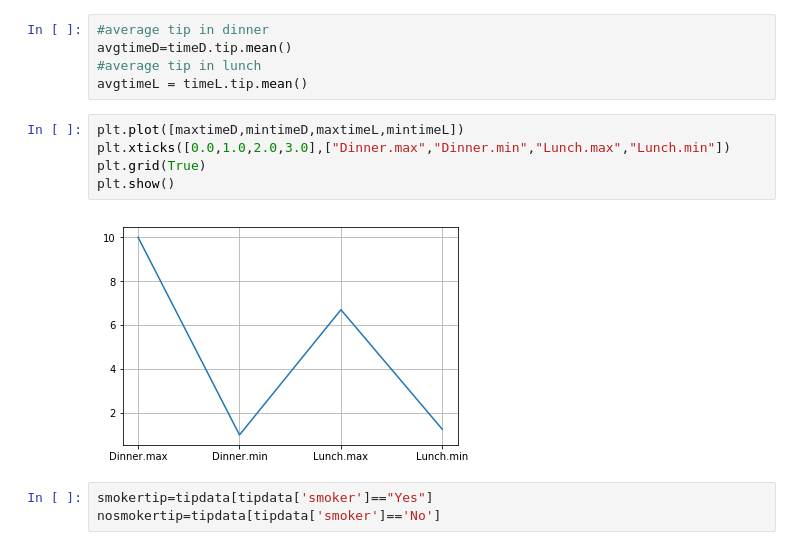
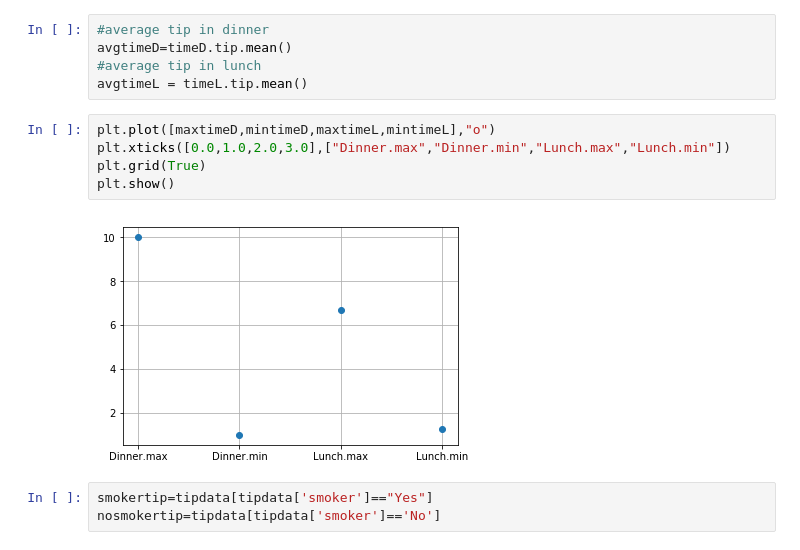
Before and after one commit to delhiank762/Exploratory-Analysis-of-Tips-Dataset, a Jupyter notebook: tips data analysis.ipynb, the cells around one changed output. Drawn from its saved outputs; the diff is of its cells as text.

```diff
--- a/tips data analysis.ipynb
+++ b/tips data analysis.ipynb
@@ -236,12 +239,12 @@ avgtimeD=timeD.tip.mean()
 #average tip in lunch
 avgtimeL = timeL.tip.mean()
 # %%
-plt.plot([maxtimeD,mintimeD,maxtimeL,mintimeL])
+plt.plot([maxtimeD,mintimeD,maxtimeL,mintimeL],"o")
 plt.xticks([0.0,1.0,2.0,3.0],["Dinner.max","Dinner.min","Lunch.max","Lunch.min"])
 plt.grid(True)
 plt.show()
 # %% [output]
-[figure, old version]
+[figure, new version]
 # %%
 smokertip=tipdata[tipdata['smoker']=="Yes"]
 nosmokertip=tipdata[tipdata['smoker']=='No']
```
Also changed, not shown: parts of 5 cells of this notebook.
